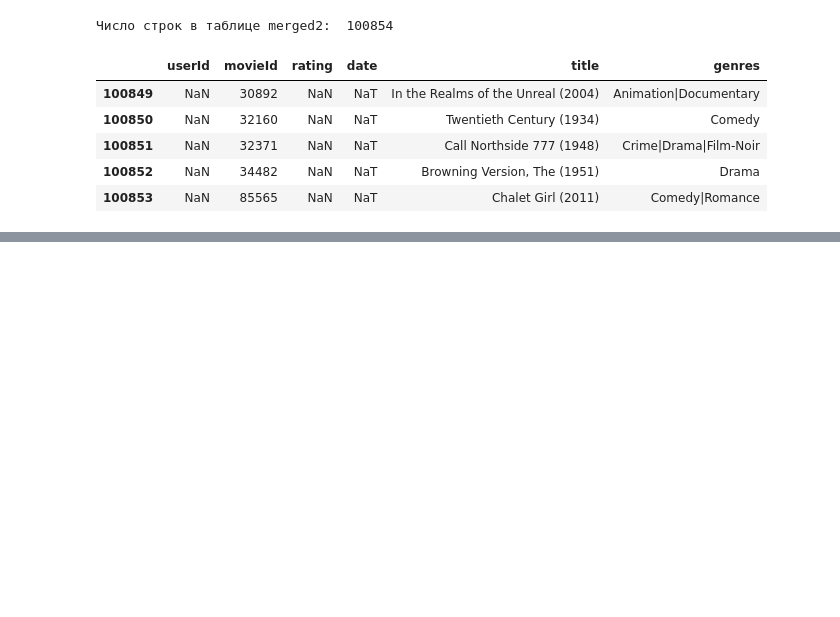
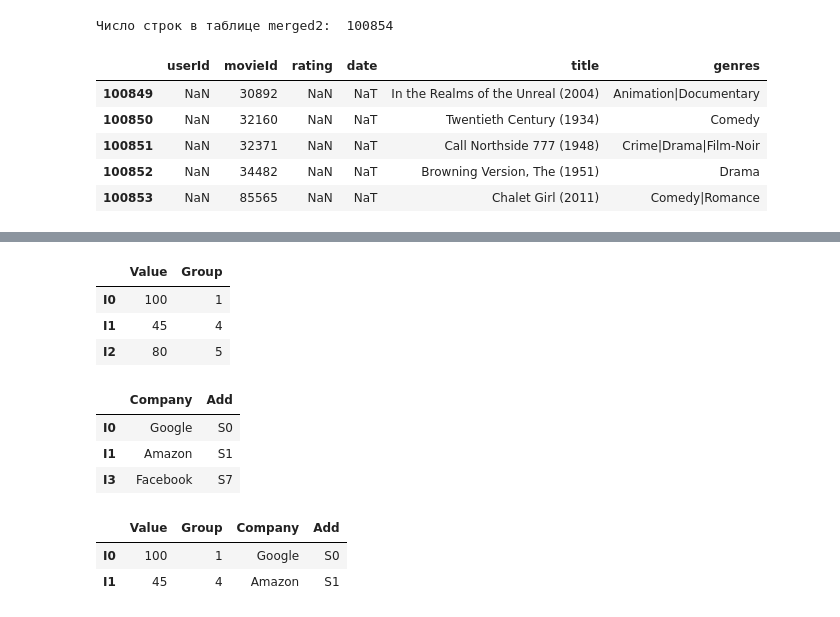
Before and after one commit to AndreiDS63/sf_data_science, a Jupyter notebook: practice/Python-12 Pandas Advanced/1. intro.ipynb, the cells around one changed output, grey strips where cells are left out. Saved outputs shown, nothing was run; the diff lists cells and outputs as text; code cells hidden in the pictures; blank space fills up the shorter version.

```diff
--- a/practice/Python-12 Pandas Advanced/1. intro.ipynb
+++ b/practice/Python-12 Pandas Advanced/1. intro.ipynb
@@ -1005,0 +1041,29 @@ display(merged2.tail())
+# %%
+data_1 = pd.DataFrame({'Value': [100, 45, 80],
+                       'Group': [1, 4, 5]},
+                      index = ['I0', 'I1', 'I2']
+                     )
+data_1
+# %% [output]
+|  | Value | Group |
+| I0 | 100 | 1 |
+| I1 | 45 | 4 |
+| I2 | 80 | 5 |
+# %%
+data_2 = pd.DataFrame({'Company': ['Google', 'Amazon', 'Facebook'],
+                       'Add': ['S0', 'S1', 'S7']},
+                      index = ['I0', 'I1', 'I3']
+                     )
+data_2
+# %% [output]
+|  | Company | Add |
+| I0 | Google | S0 |
+| I1 | Amazon | S1 |
+| I3 | Facebook | S7 |
+# %%
+data_3 = data_1.join(data_2, how='inner')
+data_3
+# %% [output]
+|  | Value | Group | Company | Add |
+| I0 | 100 | 1 | Google | S0 |
+| I1 | 45 | 4 | Amazon | S1 |
```
Also changed, not shown: parts of 13 cells of this notebook, 19 other files.
